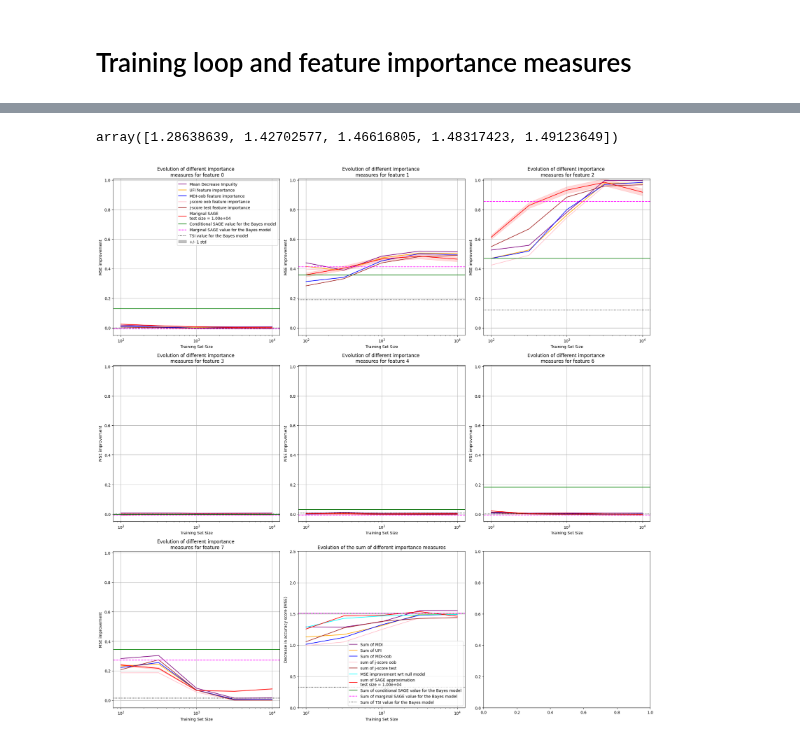
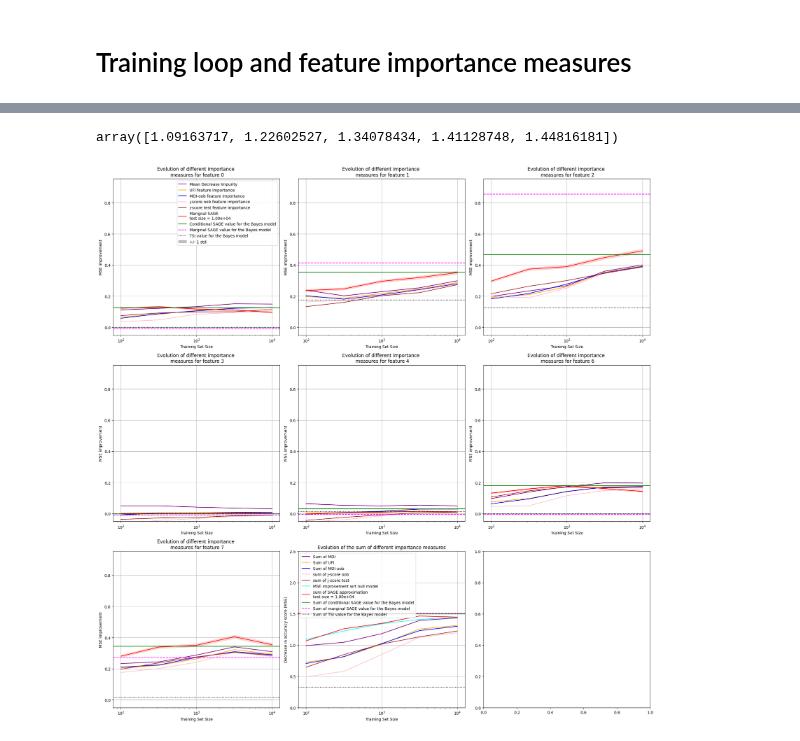
Before and after one commit to GaetandeCast/Internship, a Jupyter notebook: synth_datasets/gaussian_lm.ipynb, the cells around one changed output, grey strips where cells are left out. Drawn from its saved outputs; the diff is of its cells as text; code cells hidden in the pictures.

```diff
--- a/synth_datasets/gaussian_lm.ipynb
+++ b/synth_datasets/gaussian_lm.ipynb
@@ -448,6 +448,7 @@ for train_size_idx, train_size in enumerate(train_sizes):
         oob_score=True,
         n_jobs=-1,
         min_samples_leaf=5,
+        max_features=1,
         random_state=rng,
     ).fit(X_train_sub, y_train_sub)
 
@@ -544,7 +545,7 @@ bayes_tsi
 # %%
 mse_improvement
 # %% [output]
-array([1.28638639, 1.42702577, 1.46616805, 1.48317423, 1.49123649])
+array([1.09163717, 1.22602527, 1.34078434, 1.41128748, 1.44816181])
 # %%
 global_max = np.max(
     [
@@ -558,9 +559,11 @@ global_max = np.max(
         #     permut_res[j].importances_mean + permut_res[j].importances_std
         #     for j in range(len(train_sizes))
         # ],
+        [bayes_sage_cond] * len(train_sizes),
+        [bayes_sage_marg] * len(train_sizes),
+        [bayes_tsi] * len(train_sizes)
     ]
-)
-
+) + 0.1
 # Plot
 fig, axs = plt.subplots(3, 3, figsize=(20, 20))
 axs = axs.flatten()
@@ -643,31 +646,31 @@ axs[n_feature].plot(
     train_sizes, j_score_res.sum(axis=1), label="sum of j-score oob", color="pink"
 )
 axs[n_feature].plot(
     train_sizes, j_score_test_res.sum(axis=1), label="sum of j-score test", color="brown"
 )
 axs[n_feature].plot(
     train_sizes, mse_improvement, label="MSE improvement wrt null model", color="cyan"
 )
 axs[n_feature].plot(
     train_sizes,
     [sage_res[j].values.sum() for j in range(len(train_sizes))],
     label=f"sum of SAGE approximation \ntest size = {test_size:.2e}",
     color="red",
 )
 axs[n_feature].axhline(sum(bayes_sage_cond), ls="-", label="Sum of conditional SAGE value for the Bayes model", color="green")
 axs[n_feature].axhline(sum(bayes_sage_marg), ls="--", label="Sum of marginal SAGE value for the Bayes model", color="magenta")
 axs[n_feature].axhline(sum(bayes_tsi), ls=":", label="Sum of TSI value for the Bayes model", color="black")
 axs[n_feature].set_xscale("log")
 axs[n_feature].set_xlabel("Training Set Size")
 axs[n_feature].set_ylabel("Decrease in accuracy score (MSE)")
 axs[n_feature].set_title(
     "Evolution of the sum of different importance measures"
 )
 axs[n_feature].grid(True)
 axs[0].legend()
 axs[n_feature].legend()
 
 plt.tight_layout()
 plt.show()
 # %% [output]
-[figure, old version]
+[figure, new version]
```
Also changed, not shown: parts of 3 cells of this notebook.
